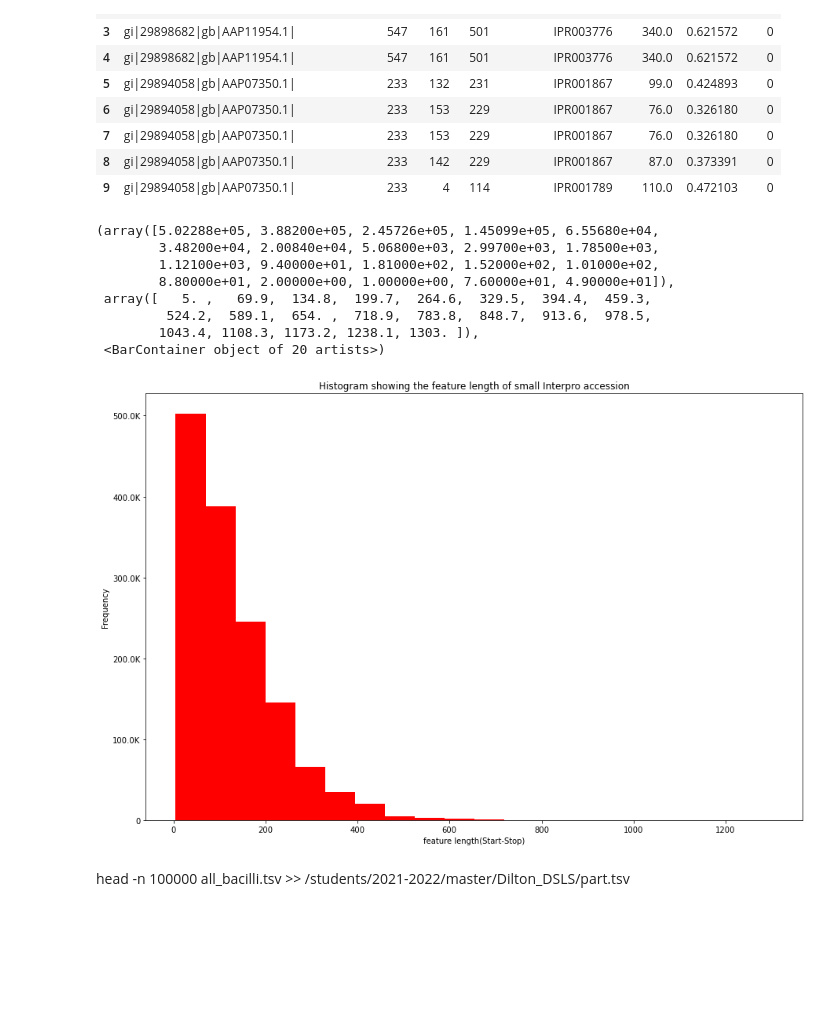
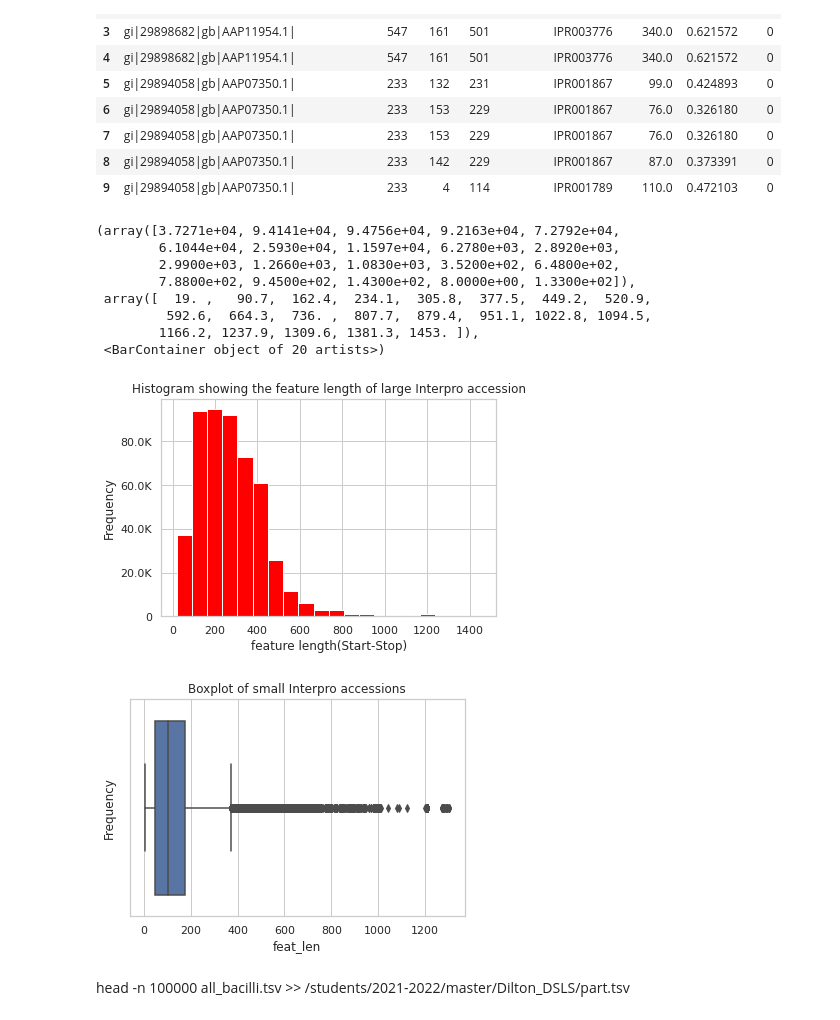
Before and after one commit to diltont/Programmming-3-Big-Data, a Jupyter notebook: Final_Assignment/final_pyspark.ipynb, the cells around one changed output. Drawn from its saved outputs; the diff is of its cells as text; code cells hidden in the pictures; blank space fills up the shorter version.

Commit message:
Exploratory pyspark

```diff
--- a/Final_Assignment/final_pyspark.ipynb
+++ b/Final_Assignment/final_pyspark.ipynb
@@ -134,24 +150,31 @@ small_df.limit(10).toPandas()
 | 8 | gi|29894058|gb|AAP07350.1| | 233 | 142 | 229 | IPR001867 | 87.0 | 0.373391 | 0 |
 | 9 | gi|29894058|gb|AAP07350.1| | 233 | 4 | 114 | IPR001789 | 110.0 | 0.472103 | 0 |
 # %%
-from pyspark_dist_explore import hist
-import matplotlib.pyplot as plt
 
-fig, ax = plt.subplots(figsize=(15,10))
-plt.title('Histogram showing the feature length of small Interpro accession')
+fig, ax = plt.subplots()
+plt.title('Histogram showing the feature length of large Interpro accession')
 plt.xlabel('feature length(Start-Stop)')
 plt.ylabel('Frequency')
-hist( ax,small_df.select('feat_len'),bins=20, color=['red'])
+hist( ax,large_df.select('feat_len'),bins=20, color=['red'])
 #axs[0,1].hist(axs[0,1], large_df.select('feat_len'),bins=20, color=['red'])
 # %% [output]
-(array([5.02288e+05, 3.88200e+05, 2.45726e+05, 1.45099e+05, 6.55680e+04,
-        3.48200e+04, 2.00840e+04, 5.06800e+03, 2.99700e+03, 1.78500e+03,
-        1.12100e+03, 9.40000e+01, 1.81000e+02, 1.52000e+02, 1.01000e+02,
-        8.80000e+01, 2.00000e+00, 1.00000e+00, 7.60000e+01, 4.90000e+01]),
- array([   5. ,   69.9,  134.8,  199.7,  264.6,  329.5,  394.4,  459.3,
-         524.2,  589.1,  654. ,  718.9,  783.8,  848.7,  913.6,  978.5,
-        1043.4, 1108.3, 1173.2, 1238.1, 1303. ]),
+(array([3.7271e+04, 9.4141e+04, 9.4756e+04, 9.2163e+04, 7.2792e+04,
+        6.1044e+04, 2.5930e+04, 1.1597e+04, 6.2780e+03, 2.8920e+03,
+        2.9900e+03, 1.2660e+03, 1.0830e+03, 3.5200e+02, 6.4800e+02,
+        7.8800e+02, 9.4500e+02, 1.4300e+02, 8.0000e+00, 1.3300e+02]),
+ array([  19. ,   90.7,  162.4,  234.1,  305.8,  377.5,  449.2,  520.9,
+         592.6,  664.3,  736. ,  807.7,  879.4,  951.1, 1022.8, 1094.5,
+        1166.2, 1237.9, 1309.6, 1381.3, 1453. ]),
  <BarContainer object of 20 artists>)
-[figure, old version]
+[figure, new version]
+# %%
+sns.set_theme(style="whitegrid")
+ck=small_df.toPandas()
+sns.boxplot(x=ck["feat_len"])
+plt.title('Boxplot of small Interpro accessions')
+plt.ylabel('Frequency')
+plt.show()
+# %% [output]
+[figure, added]
 # %% [markdown]
 head -n 100000 all_bacilli.tsv >> /students/2021-2022/master/Dilton_DSLS/part.tsv
```
Also changed, not shown: parts of 1 cell of this notebook.
